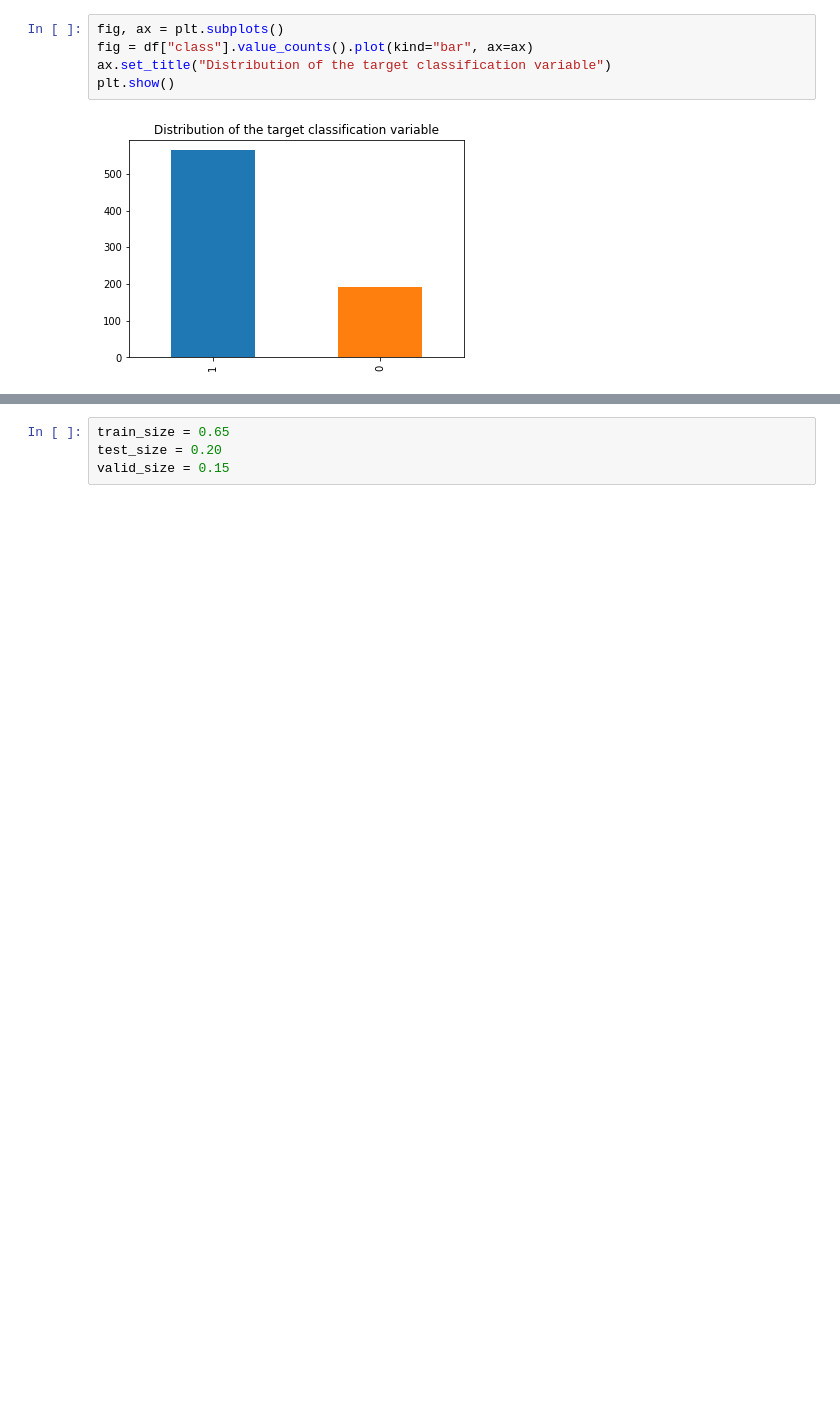
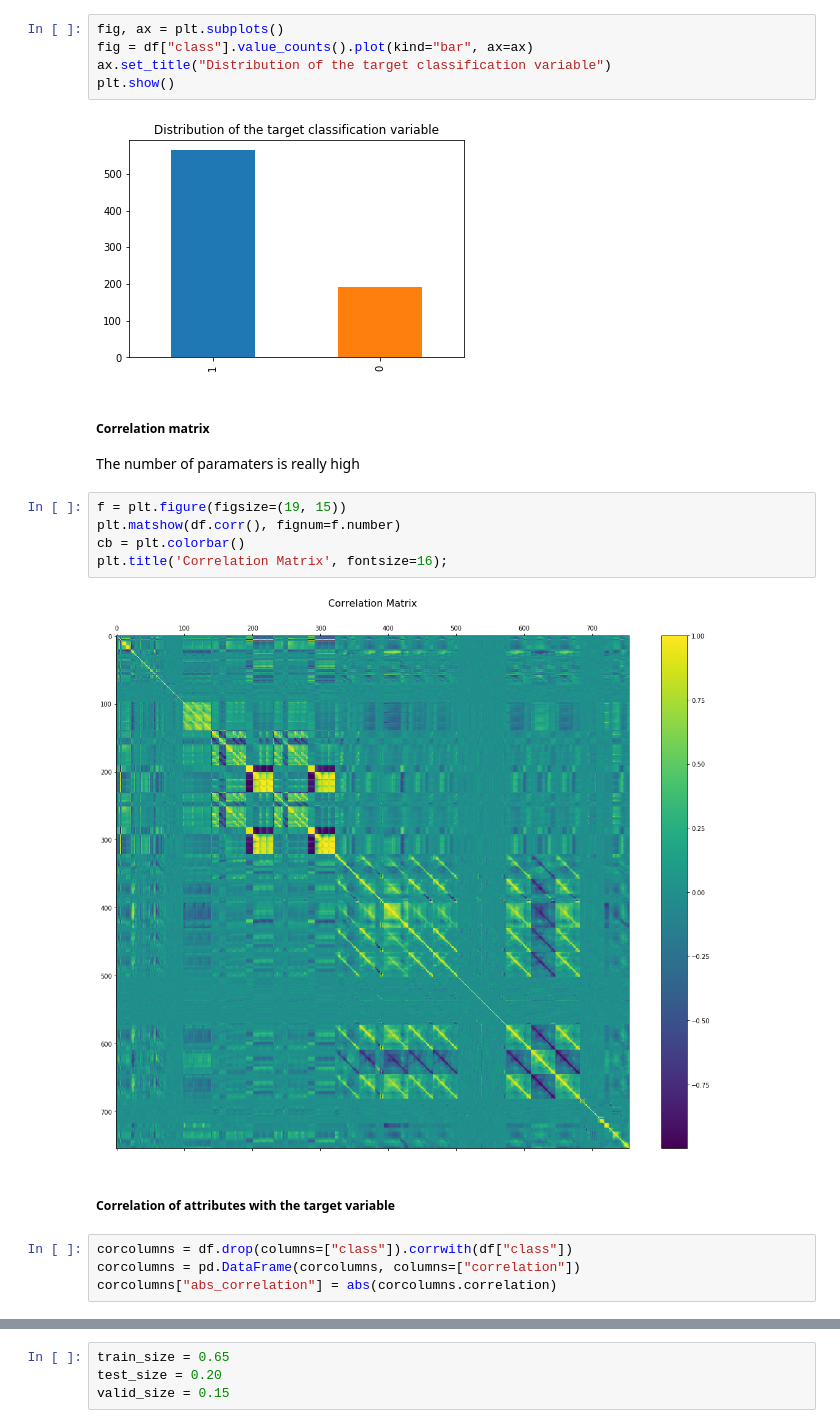
Before and after one commit to mskl/ist-mi-cdadosi7, a Jupyter notebook: project/Parkinson's Disease Classification.ipynb, the cells around one changed output, grey strips where cells are left out. Drawn from its saved outputs; the diff is of its cells as text; blank space fills up the shorter version.

```diff
--- a/project/Parkinson's Disease Classification.ipynb
+++ b/project/Parkinson's Disease Classification.ipynb
@@ -65,3 +70,19 @@ ax.set_title("Distribution of the target classification variable")
 plt.show()
 # %% [output]
 [figure]
+# %% [markdown]
+##### Correlation matrix
+The number of paramaters is really high
+# %%
+f = plt.figure(figsize=(19, 15))
+plt.matshow(df.corr(), fignum=f.number)
+cb = plt.colorbar()
+plt.title('Correlation Matrix', fontsize=16);
+# %% [output]
+[figure, added]
+# %% [markdown]
+##### Correlation of attributes with the target variable
+# %%
+corcolumns = df.drop(columns=["class"]).corrwith(df["class"])
+corcolumns = pd.DataFrame(corcolumns, columns=["correlation"])
+corcolumns["abs_correlation"] = abs(corcolumns.correlation)
```
Also changed, not shown: parts of 28 cells of this notebook.
